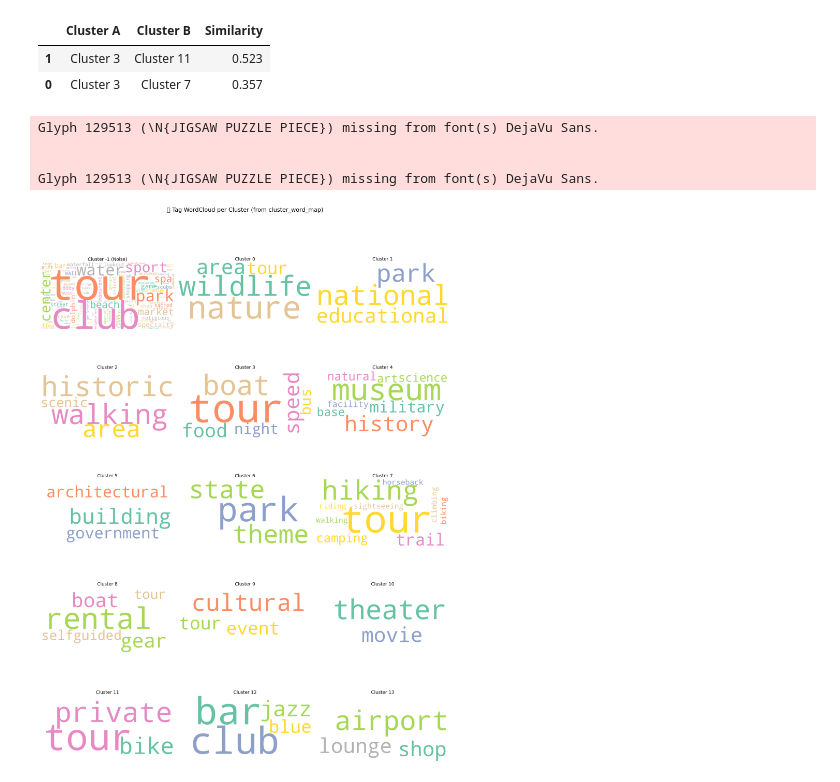
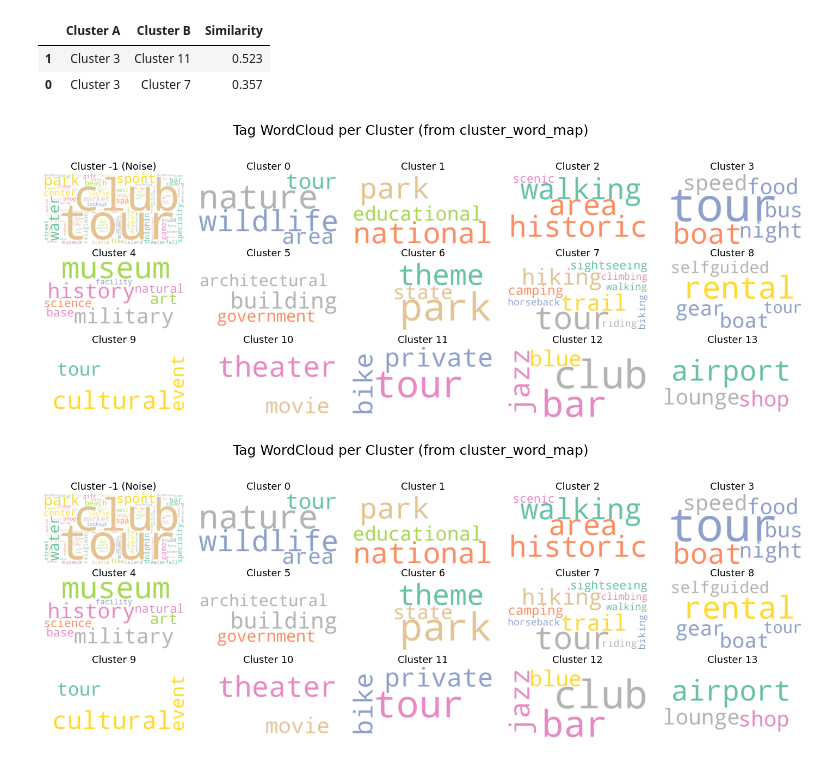
Before and after one commit to S09Z/IS_Project_Thailand_Tourism_Recommendation, a Jupyter notebook: app/clustering_experiment/expr_8-Fasttext-Cosine.ipynb, the cells around one changed output. Cells and saved outputs as stored; diff of their text form; code cells hidden in the pictures.

```diff
--- a/app/clustering_experiment/expr_8-Fasttext-Cosine.ipynb
+++ b/app/clustering_experiment/expr_8-Fasttext-Cosine.ipynb
@@ -355,5 +355,8 @@ for threshold in [0.35, 0.4, 0.5, 0.6, 0.7]:
+# %%
+BEST_MIN_SAMPLE = 1
+BEST_EPS = 0.5
 # %%
-dbscan = DBSCAN(eps=0.6, min_samples=2, metric="cosine")
+dbscan = DBSCAN(eps=BEST_EPS, min_samples=BEST_MIN_SAMPLE, metric="cosine")
 word_clusters_dbscan = dbscan.fit_predict(word_vectors)
 
 # ✅ Store clustering results
@@ -662,45 +666,80 @@ similar_df.sort_values("Similarity", ascending=False)
 | 1 | Cluster 3 | Cluster 11 | 0.523 |
 | 0 | Cluster 3 | Cluster 7 | 0.357 |
 # %%
+
+import matplotlib.gridspec as gridspec
+
 cluster_ids = sorted(cluster_word_map.keys())
 n_clusters = len(cluster_ids)
 
-# ✅ สร้างแคนวาส 3 คอลัมน์แบบดูดี
-cols = 3
+cols = 5
 rows = math.ceil(n_clusters / cols)
-fig, axes = plt.subplots(rows, cols, figsize=(18, 5 * rows))
-axes = axes.flatten()
 
-# ✅ วาด WordCloud ต่อคลัสเตอร์
+fig = plt.figure(figsize=(18, 2 * rows))
+gs = gridspec.GridSpec(rows, cols, figure=fig, hspace=0.1, wspace=0.1)  # ลด hspace ให้แถวชิดกัน
+
 for idx, cluster_id in enumerate(cluster_ids):
+    r, c = divmod(idx, cols)
+    ax = fig.add_subplot(gs[r, c])
+
     words = cluster_word_map[cluster_id]
     text_blob = " ".join(words)
 
     wordcloud = WordCloud(
         background_color="white",
         colormap="Set2",
         max_words=100,
         width=800,
         height=400
     ).generate(text_blob)
 
-    axes[idx].imshow(wordcloud, interpolation='bilinear')
-    axes[idx].axis("off")
+    ax.imshow(wordcloud, interpolation='bilinear')
+    ax.axis("off")
     title = f"Cluster {cluster_id}" if cluster_id != -1 else "Cluster -1 (Noise)"
-    axes[idx].set_title(title, fontsize=14)
+    ax.set_title(title, fontsize=13)
 
-# ✅ ปิด plot ที่เหลือ (ถ้ามี)
-for j in range(idx + 1, len(axes)):
-    axes[j].axis("off")
-
-plt.suptitle("🧩 Tag WordCloud per Cluster (from cluster_word_map)", fontsize=18, y=1.02)
-plt.tight_layout()
+# ✅ ตั้ง title ให้อยู่ด้านบนแบบไม่ชน layout
+fig.suptitle("Tag WordCloud per Cluster (from cluster_word_map)", fontsize=18, y=1.02)
 plt.show()
 # %% [output]
-Glyph 129513 (\N{JIGSAW PUZZLE PIECE}) missing from font(s) DejaVu Sans.
-
-
-Glyph 129513 (\N{JIGSAW PUZZLE PIECE}) missing from font(s) DejaVu Sans.
-[figure, old version]
+[figure, new version]
+# %%
+
+import matplotlib.gridspec as gridspec
+
+cluster_ids = sorted(cluster_word_map.keys())
+n_clusters = len(cluster_ids)
+
+cols = 5
+rows = math.ceil(n_clusters / cols)
+
+fig = plt.figure(figsize=(18, 2 * rows))
+gs = gridspec.GridSpec(rows, cols, figure=fig, hspace=0.1, wspace=0.1)  # ลด hspace ให้แถวชิดกัน
+
+for idx, cluster_id in enumerate(cluster_ids):
+    r, c = divmod(idx, cols)
+    ax = fig.add_subplot(gs[r, c])
+
+    words = cluster_word_map[cluster_id]
+    text_blob = " ".join(words)
+
+    wordcloud = WordCloud(
+        background_color="white",
+        colormap="Set2",
+        max_words=100,
+        width=800,
+        height=400
+    ).generate(text_blob)
+
+    ax.imshow(wordcloud, interpolation='bilinear')
+    ax.axis("off")
+    title = f"Cluster {cluster_id}" if cluster_id != -1 else "Cluster -1 (Noise)"
+    ax.set_title(title, fontsize=13)
+
+# ✅ ตั้ง title ให้อยู่ด้านบนแบบไม่ชน layout
+fig.suptitle("Tag WordCloud per Cluster (from cluster_word_map)", fontsize=18, y=1.02)
+plt.show()
+# %% [output]
+[figure, added]
 # %%
 combined_details_df.to_parquet("output/cosine_clusters.parquet", index=False)
```
Also changed, not shown: parts of 7 cells of this notebook, 19 other files.
